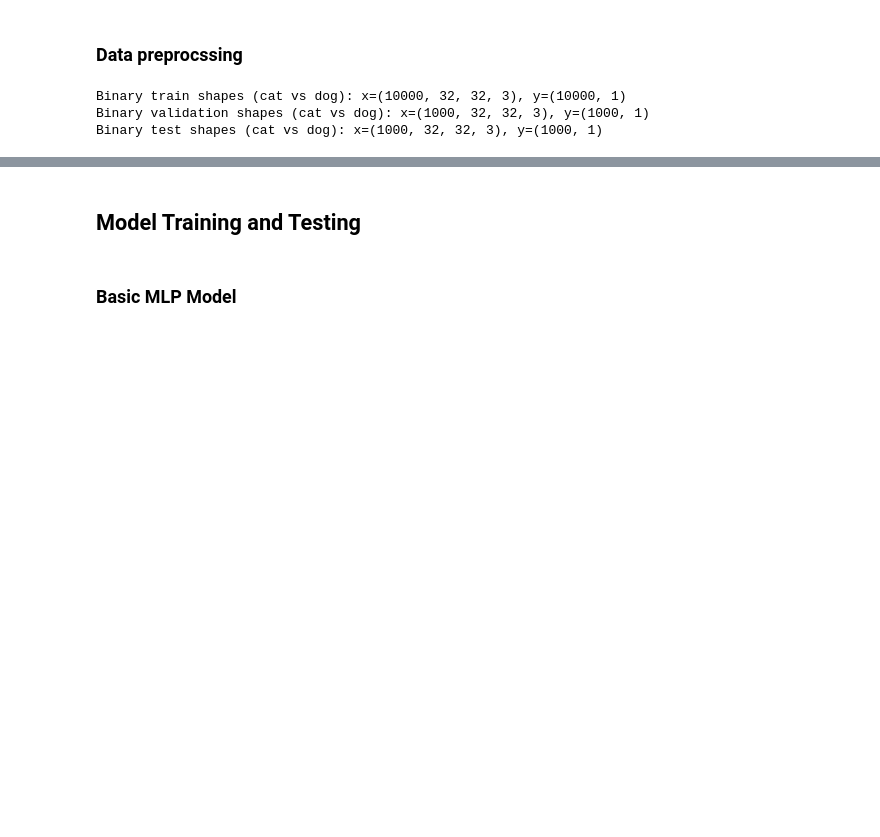
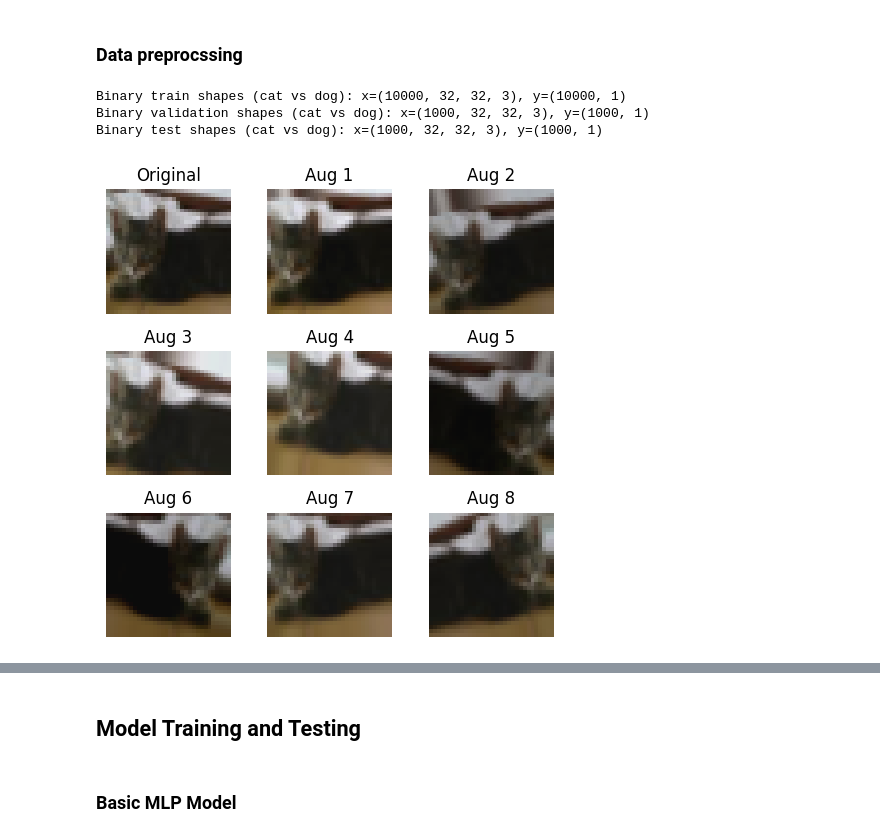
Before and after one commit to thakur420/Deep-Learning-Projects, a Jupyter notebook: Neural_Net_Using_FrameWork.ipynb, the cells around one changed output, grey strips where cells are left out. Saved outputs shown, nothing was run; the diff lists cells and outputs as text; code cells hidden in the pictures; blank space fills up the shorter version.

```diff
--- a/Neural_Net_Using_FrameWork.ipynb
+++ b/Neural_Net_Using_FrameWork.ipynb
@@ -84,11 +85,16 @@ ReduceLR = keras.callbacks.ReduceLROnPlateau(
 ### DataAugmentor
 # %%
 datagen = ImageDataGenerator(
-    rotation_range=10,       # randomly rotate images by up to 10 degrees
-    width_shift_range=0.1,   # randomly shift images horizontally by 10% of width
-    height_shift_range=0.1,  # randomly shift images vertically by 10% of height
-    horizontal_flip=True,    # randomly flip images horizontally
-    zoom_range=0.1           # random zoom
+    rotation_range=10,              # randomly rotate images by up to 10 degrees
+    width_shift_range=0.1,          # randomly shift images horizontally by 10% of width
+    height_shift_range=0.1,         # randomly shift images vertically by 10% of height
+    horizontal_flip=True,           # randomly flip images horizontally
+    zoom_range=0.1,                 # random zoom
+    brightness_range=[0.8, 1.2],    # random brightness adjustment
+    channel_shift_range=20.0,       # random RGB channel shifts
+    shear_range=0.1,                # shear transformation
+    fill_mode='nearest',
+    rescale=1./255
 )
 # %% [markdown]
 ## Data Loading and Preprocessing
@@ -148,5 +154,32 @@ print(f"Binary test shapes (cat vs dog): x={x_test.shape}, y={y_test.shape}")
 Binary train shapes (cat vs dog): x=(10000, 32, 32, 3), y=(10000, 1)
 Binary validation shapes (cat vs dog): x=(1000, 32, 32, 3), y=(1000, 1)
 Binary test shapes (cat vs dog): x=(1000, 32, 32, 3), y=(1000, 1)
+# %%
+# Pick one sample image from training data
+img = x_train[0]  # You can change the index to view another image
+img_array = img.reshape((1,) + img.shape)
+
+# Plot original image
+plt.figure(figsize=(5, 5))
+plt.subplot(3, 3, 1)
+plt.imshow(img.astype("uint8"))
+plt.title("Original")
+plt.axis("off")
+
+# Generate and plot augmentations
+i = 0
+for batch in datagen.flow(img_array, batch_size=1):
+    plt.subplot(3, 3, i + 2)
+    plt.imshow(tf.cast(batch[0] / 255.0, tf.float32))
+    plt.title(f"Aug {i+1}")
+    plt.axis("off")
+    i += 1
+    if i == 8:  # show 8 augmentations
+        break
+
+plt.tight_layout()
+plt.show()
+# %% [output]
+[figure, added]
 # %%
 # Optional: Display a few images from the binary dataset
```
Also changed, not shown: parts of 27 cells of this notebook, 6 other files.
